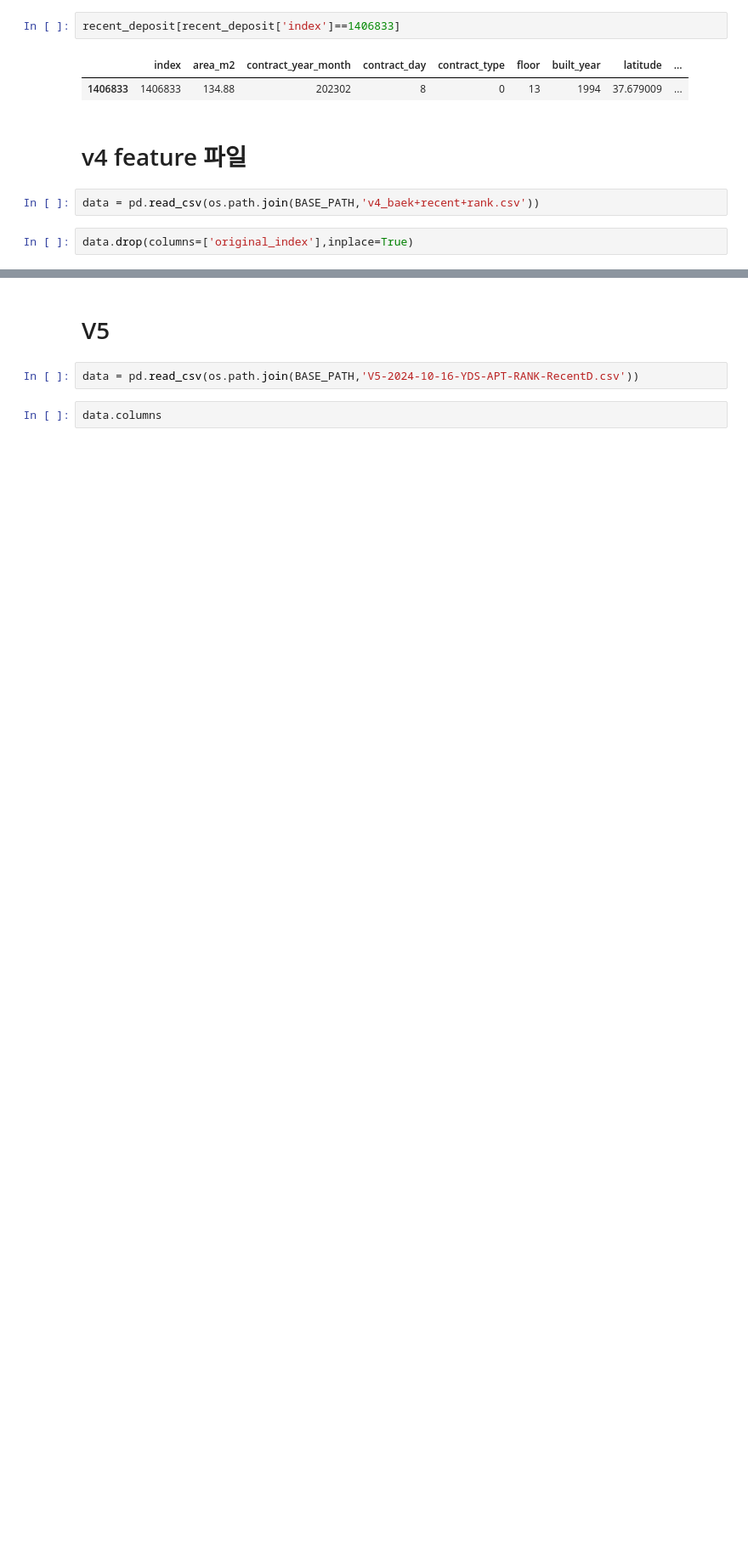
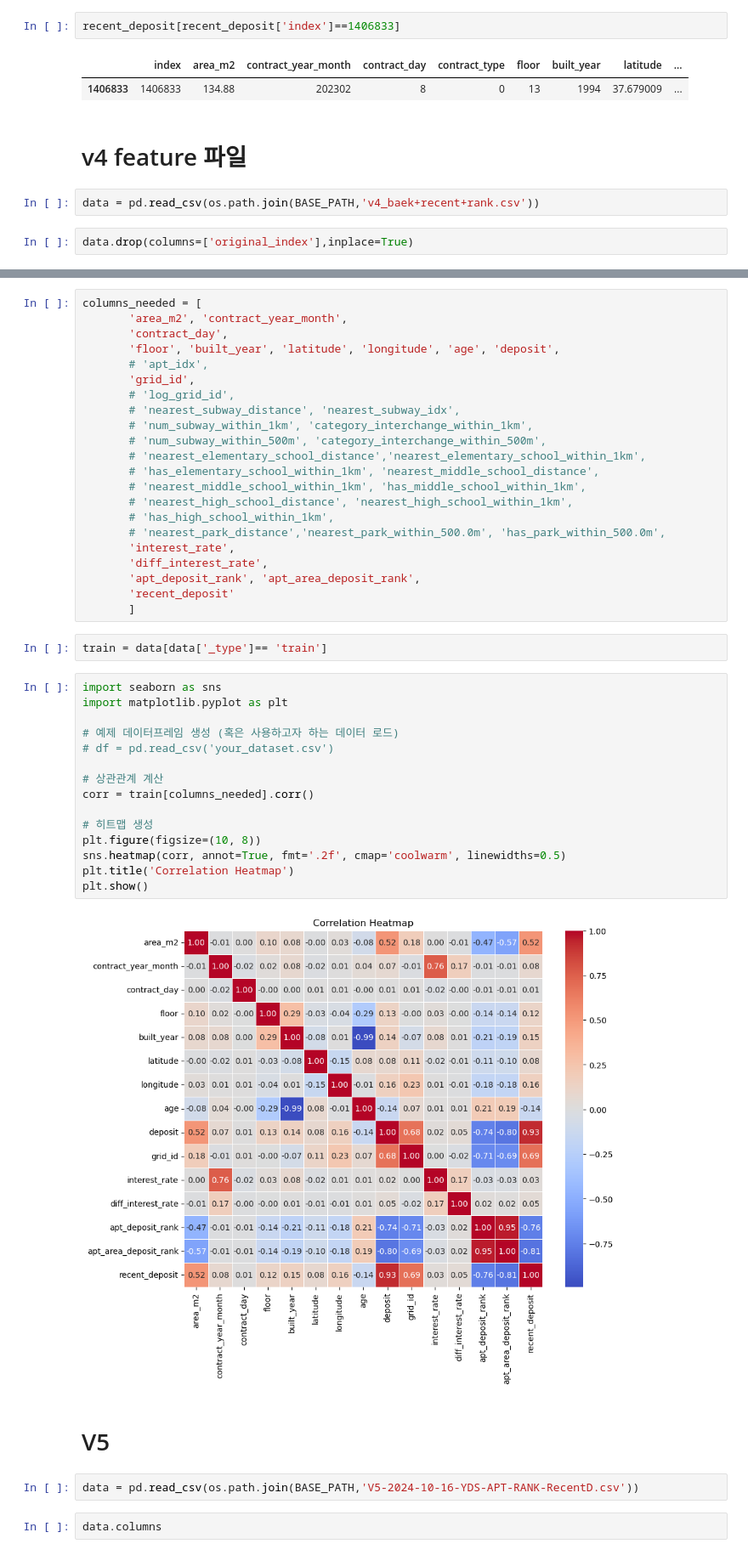
Before and after one commit to boostcampaitech7/level2-competitiveds-recsys-06, a Jupyter notebook: EDA/백우성/baseline copy.ipynb, the cells around one changed output, grey strips where cells are left out. Shown at 85% size. Drawn from its saved outputs; the diff is of its cells as text; blank space fills up the shorter version.

```diff
--- a/EDA/백우성/baseline copy.ipynb
+++ b/EDA/백우성/baseline copy.ipynb
@@ -323,3 +551,44 @@ Index(['index', 'area_m2', 'contract_year_month', 'contract_day',
+# %%
+columns_needed = [
+       'area_m2', 'contract_year_month',
+       'contract_day',
+       'floor', 'built_year', 'latitude', 'longitude', 'age', 'deposit',
+       # 'apt_idx',
+       'grid_id',
+       # 'log_grid_id',
+       # 'nearest_subway_distance', 'nearest_subway_idx',
+       # 'num_subway_within_1km', 'category_interchange_within_1km',
+       # 'num_subway_within_500m', 'category_interchange_within_500m',
+       # 'nearest_elementary_school_distance','nearest_elementary_school_within_1km',
+       # 'has_elementary_school_within_1km', 'nearest_middle_school_distance',
+       # 'nearest_middle_school_within_1km', 'has_middle_school_within_1km',
+       # 'nearest_high_school_distance', 'nearest_high_school_within_1km',
+       # 'has_high_school_within_1km',
+       # 'nearest_park_distance','nearest_park_within_500.0m', 'has_park_within_500.0m',
+       'interest_rate',
+       'diff_interest_rate',
+       'apt_deposit_rank', 'apt_area_deposit_rank',
+       'recent_deposit'
+       ]
+# %%
+train = data[data['_type']== 'train']
+# %%
+import seaborn as sns
+import matplotlib.pyplot as plt
+
+# 예제 데이터프레임 생성 (혹은 사용하고자 하는 데이터 로드)
+# df = pd.read_csv('your_dataset.csv')
+
+# 상관관계 계산
+corr = train[columns_needed].corr()
+
+# 히트맵 생성
+plt.figure(figsize=(10, 8))
+sns.heatmap(corr, annot=True, fmt='.2f', cmap='coolwarm', linewidths=0.5)
+plt.title('Correlation Heatmap')
+plt.show()
+# %% [output]
+[figure, added]
 # %% [markdown]
 # V5
 # %%
```
Also changed, not shown: parts of 32 cells of this notebook, 1 other file.
